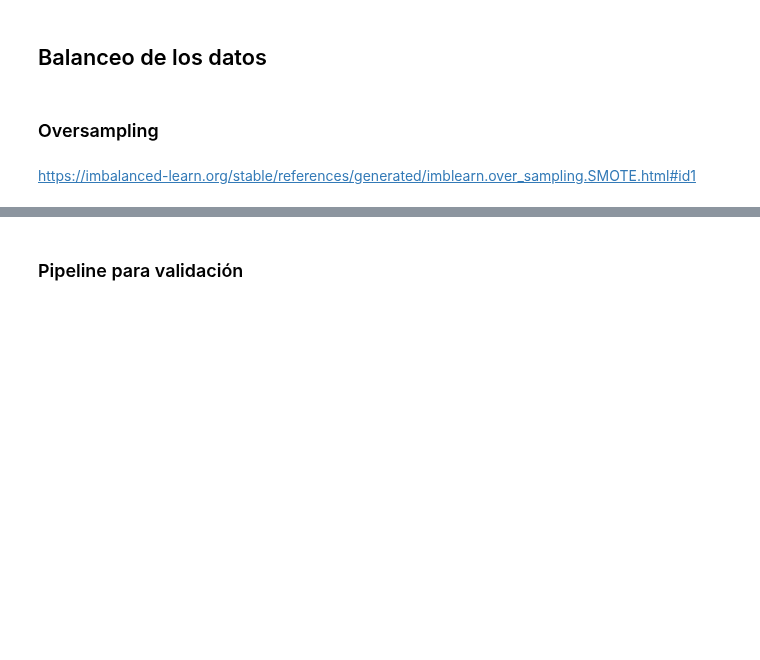
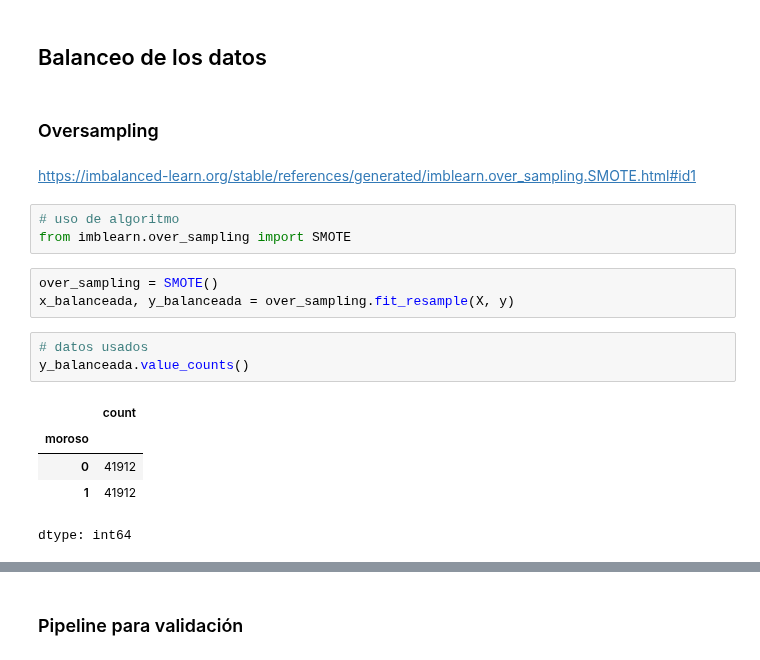
Before and after one commit to r2x4/machine_alura_oracle, a Jupyter notebook: clasificacion y validacion metricas/Clasificacion_validacion_y_metricas.ipynb, the cells around one changed output, grey strips where cells are left out. Saved outputs shown, nothing was run; the diff lists cells and outputs as text; blank space fills up the shorter version.

```diff
--- a/clasificacion y validacion metricas/Clasificacion_validacion_y_metricas.ipynb
+++ b/clasificacion y validacion metricas/Clasificacion_validacion_y_metricas.ipynb
@@ -287,3 +356,18 @@ Generalmente, se utilizan 5 o 10 partes. Un número mayor no suele ser necesario
 ### Oversampling
 # %% [markdown]
 https://imbalanced-learn.org/stable/references/generated/imblearn.over_sampling.SMOTE.html#id1
+# %%
+# uso de algoritmo
+from imblearn.over_sampling import SMOTE
+# %%
+over_sampling = SMOTE()
+x_balanceada, y_balanceada = over_sampling.fit_resample(X, y)
+# %%
+# datos usados
+y_balanceada.value_counts()
+# %% [output]
+|  | count |
+| moroso |  |
+| 0 | 41912 |
+| 1 | 41912 |
+dtype: int64
```
Also changed, not shown: parts of 32 cells of this notebook.
